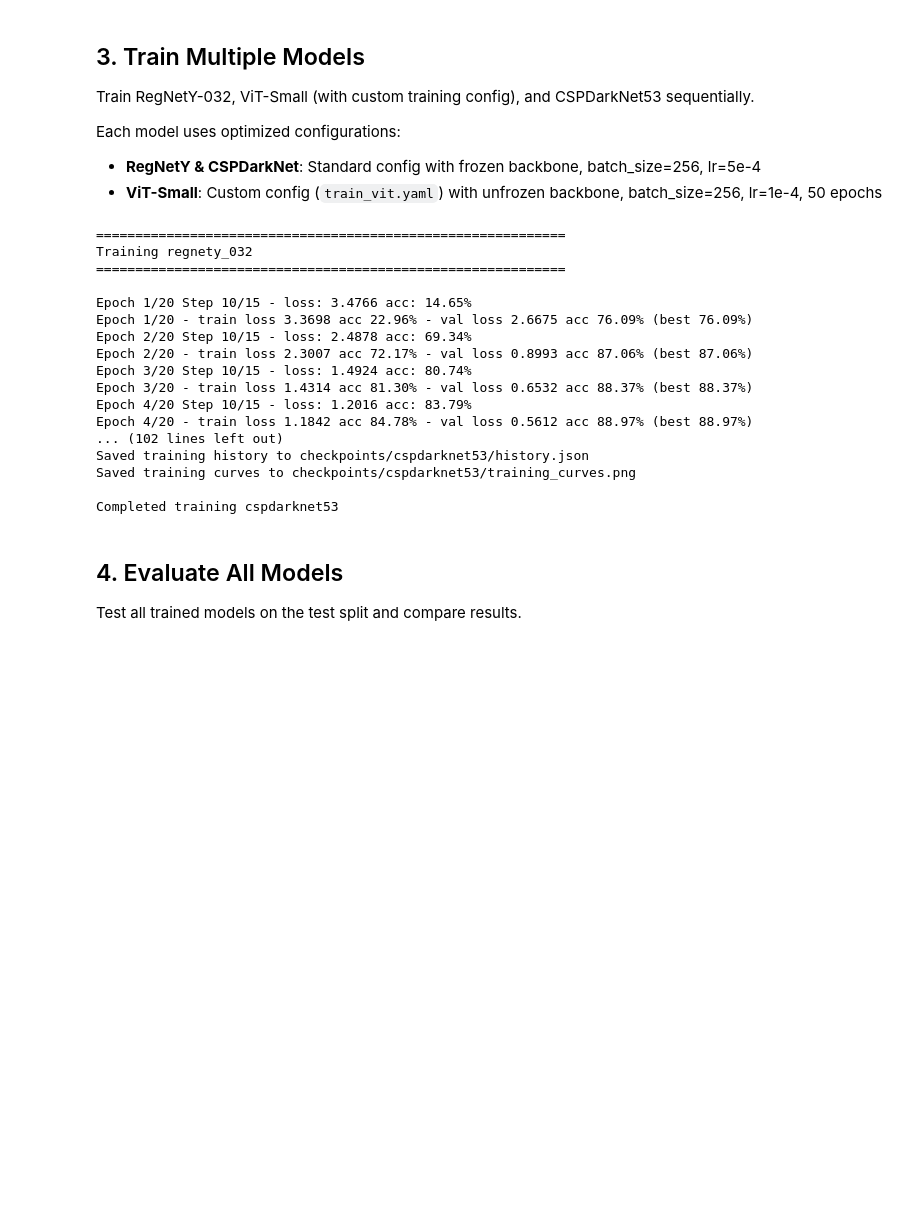
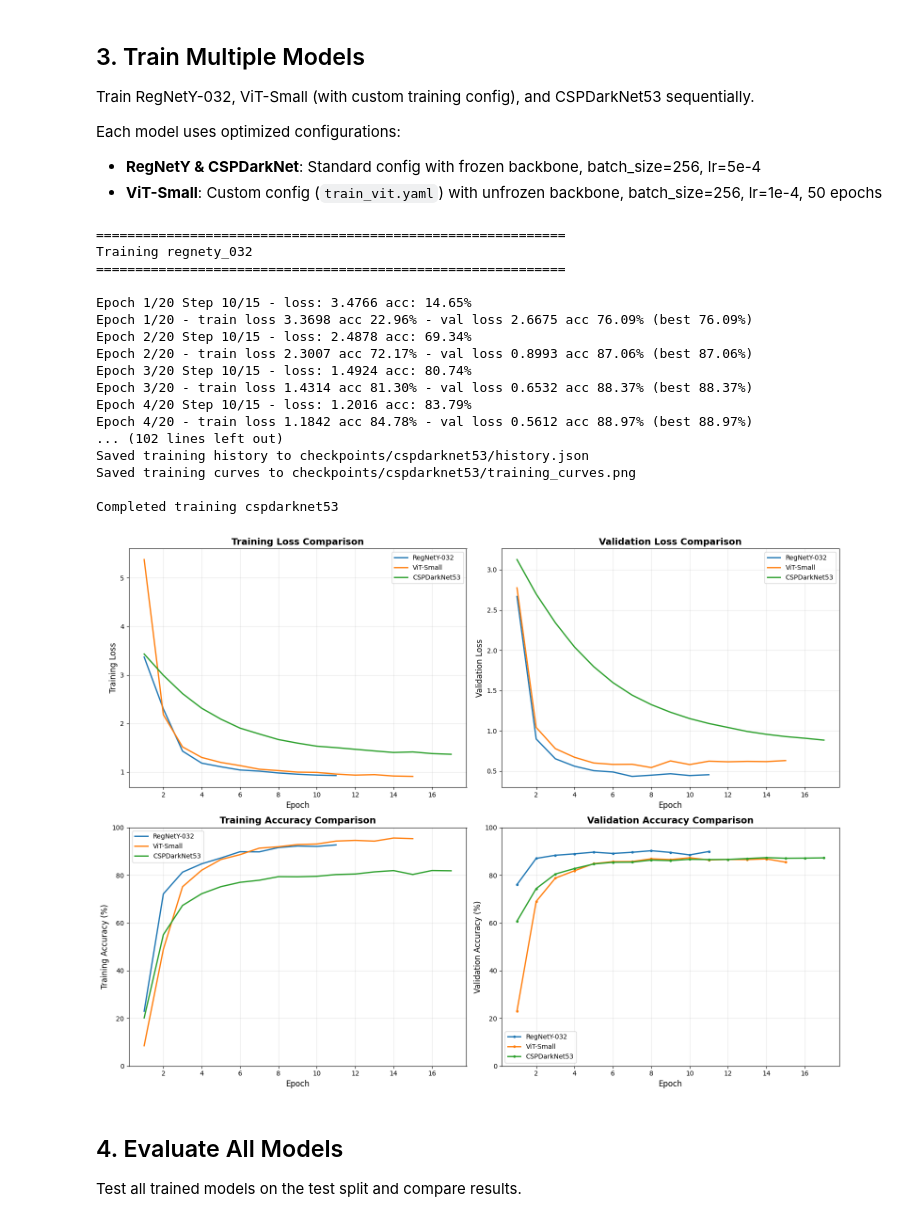
Before and after one commit to HenryNVP/image-classification, a Jupyter notebook: notebooks/image_classification.ipynb, the cells around one changed output. Saved outputs shown, nothing was run; the diff lists cells and outputs as text; code cells hidden in the pictures; blank space fills up the shorter version.

```diff
--- a/notebooks/image_classification.ipynb
+++ b/notebooks/image_classification.ipynb
@@ -90,6 +90,87 @@ Saved training history to checkpoints/cspdarknet53/history.json
 Saved training curves to checkpoints/cspdarknet53/training_curves.png
 
 Completed training cspdarknet53
+# %%
+import torch
+from pathlib import Path
+from torchvision import transforms
+from PIL import Image
+import matplotlib.pyplot as plt
+
+# Define model names directly (independent of models variable)
+model_configs = [
+    ('regnety_032', 'RegNetY-032'),
+    ('vit_small_patch16_224', 'ViT-Small'),
+    ('cspdarknet53', 'CSPDarkNet53')
+]
+
+fig, axes = plt.subplots(2, 2, figsize=(16, 12))
+
+colors = ['#1f77b4', '#ff7f0e', '#2ca02c']
+
+# Load all histories
+histories = {}
+for model_name, _ in model_configs:
+    history_path = Path(f'checkpoints/{model_name}/history.json')
+    if history_path.exists():
+        with open(history_path) as f:
+            histories[model_name] = json.load(f)
+
+# 1. Training Loss
+for idx, (model_name, label) in enumerate(model_configs):
+    if model_name in histories:
+        epochs = [e['epoch'] for e in histories[model_name]]
+        train_loss = [e['train_loss'] for e in histories[model_name]]
+        axes[0, 0].plot(epochs, train_loss, label=label, color=colors[idx], linewidth=2)
+axes[0, 0].set_xlabel('Epoch', fontsize=12)
+axes[0, 0].set_ylabel('Training Loss', fontsize=12)
+axes[0, 0].set_title('Training Loss Comparison', fontsize=14, fontweight='bold')
+axes[0, 0].legend(fontsize=10)
+axes[0, 0].grid(True, alpha=0.3)
+
+# 2. Validation Loss
+for idx, (model_name, label) in enumerate(model_configs):
+    if model_name in histories:
+        epochs = [e['epoch'] for e in histories[model_name]]
+        val_loss = [e['val_loss'] for e in histories[model_name]]
+        axes[0, 1].plot(epochs, val_loss, label=label, color=colors[idx], linewidth=2)
+axes[0, 1].set_xlabel('Epoch', fontsize=12)
+axes[0, 1].set_ylabel('Validation Loss', fontsize=12)
+axes[0, 1].set_title('Validation Loss Comparison', fontsize=14, fontweight='bold')
+axes[0, 1].legend(fontsize=10)
+axes[0, 1].grid(True, alpha=0.3)
+
+# 3. Training Accuracy
+for idx, (model_name, label) in enumerate(model_configs):
+    if model_name in histories:
+        epochs = [e['epoch'] for e in histories[model_name]]
+        train_acc = [e['train_acc'] * 100 for e in histories[model_name]]
+        axes[1, 0].plot(epochs, train_acc, label=label, color=colors[idx], linewidth=2)
+axes[1, 0].set_xlabel('Epoch', fontsize=12)
+axes[1, 0].set_ylabel('Training Accuracy (%)', fontsize=12)
+axes[1, 0].set_title('Training Accuracy Comparison', fontsize=14, fontweight='bold')
+axes[1, 0].legend(fontsize=10)
+axes[1, 0].grid(True, alpha=0.3)
+axes[1, 0].set_ylim([0, 100])
+
+# 4. Validation Accuracy
+for idx, (model_name, label) in enumerate(model_configs):
+    if model_name in histories:
+        epochs = [e['epoch'] for e in histories[model_name]]
+        val_acc = [e['val_acc'] * 100 for e in histories[model_name]]
+        axes[1, 1].plot(epochs, val_acc, label=label, color=colors[idx], linewidth=2, marker='o', markersize=3)
+axes[1, 1].set_xlabel('Epoch', fontsize=12)
+axes[1, 1].set_ylabel('Validation Accuracy (%)', fontsize=12)
+axes[1, 1].set_title('Validation Accuracy Comparison', fontsize=14, fontweight='bold')
+axes[1, 1].legend(fontsize=10)
+axes[1, 1].grid(True, alpha=0.3)
+axes[1, 1].set_ylim([0, 100])
+
+plt.tight_layout()
+plt.savefig('training_curves_comparison.png', dpi=300, bbox_inches='tight')
+plt.show()
+# %% [output]
+[figure, added]
 # %% [markdown]
 ## 4. Evaluate All Models
 Test all trained models on the test split and compare results.
```
Also changed, not shown: parts of 6 cells of this notebook.
